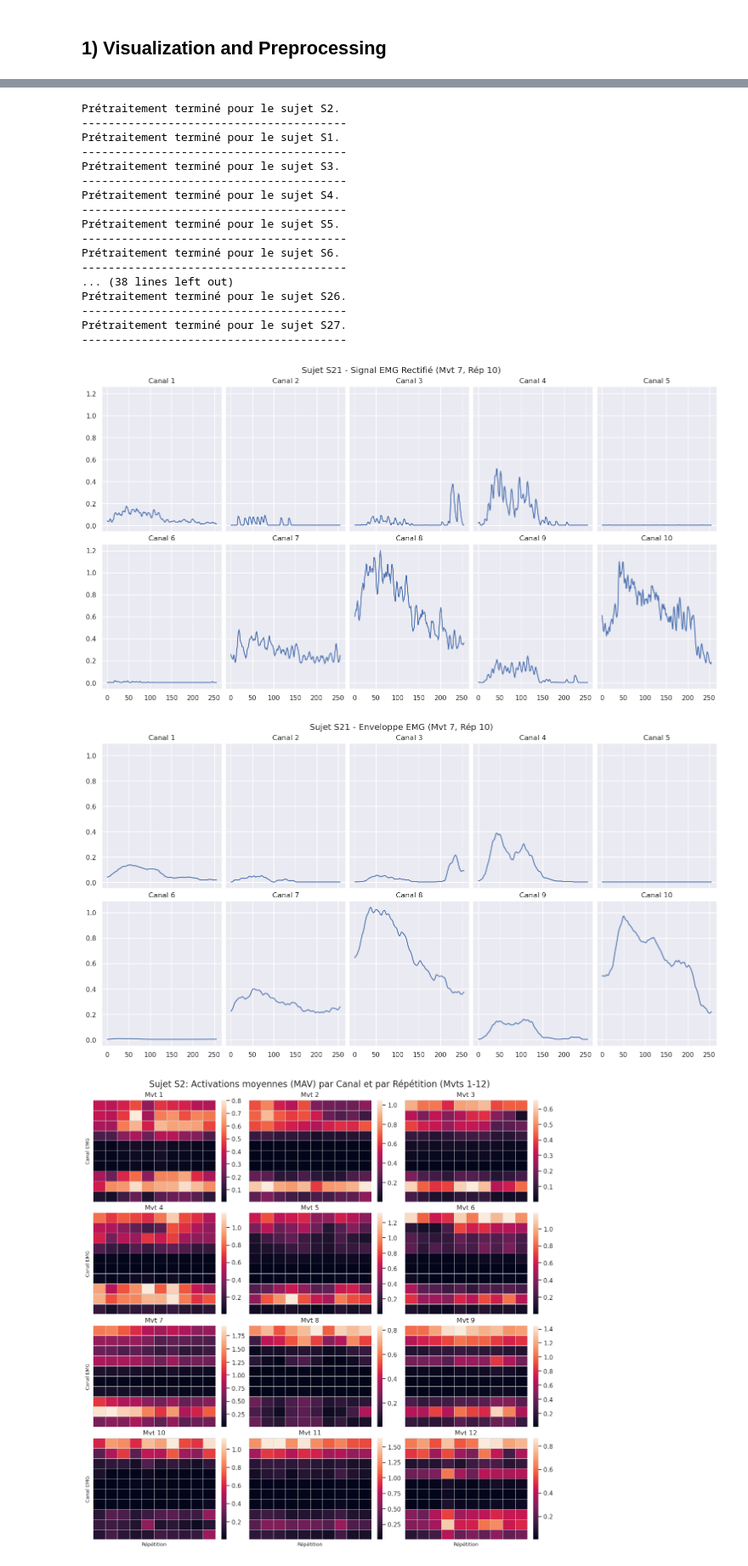
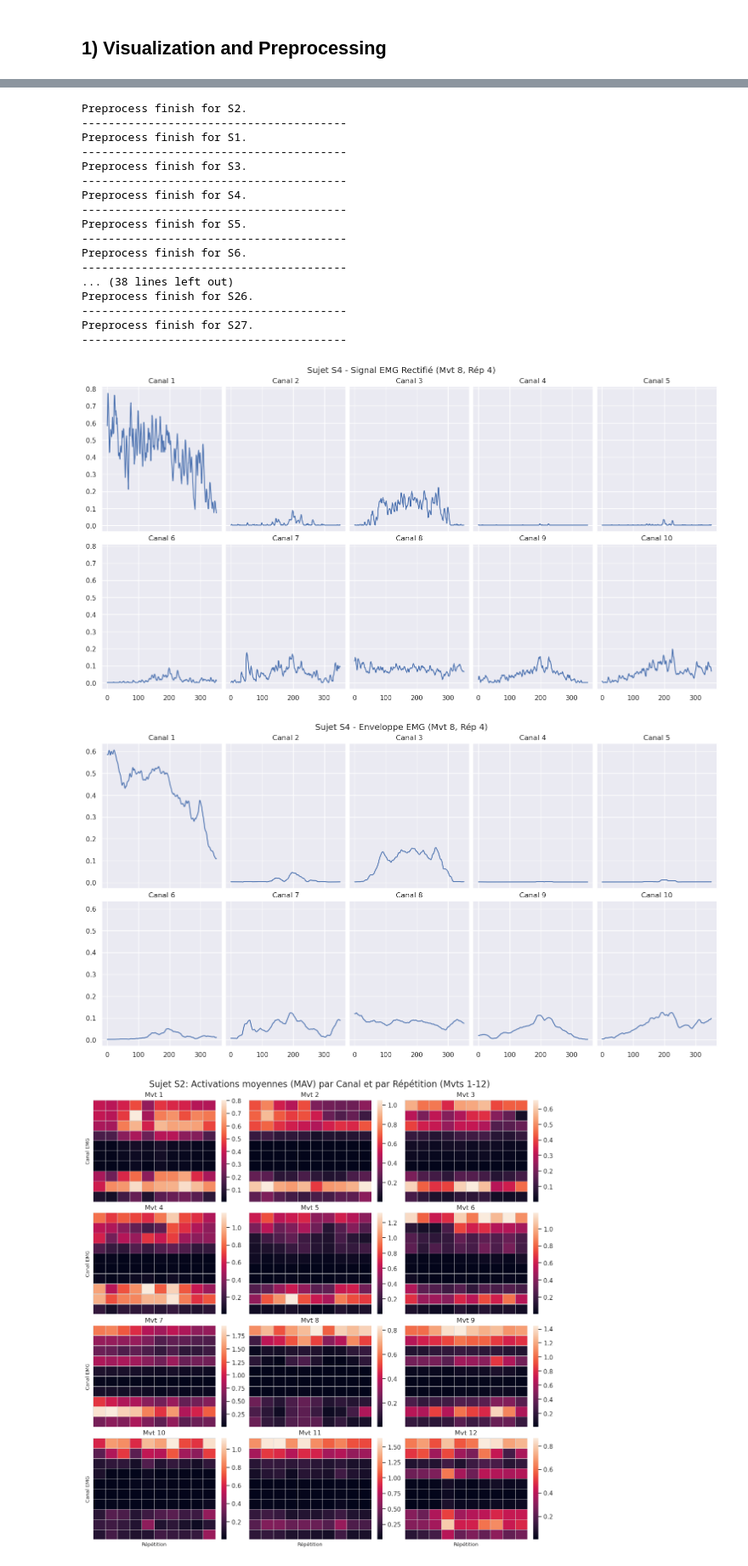
Before and after one commit to Tournedos/NSSP_project2_groupK, a Jupyter notebook: Part2.ipynb, the cells around one changed output, grey strips where cells are left out. Shown at 85% size. Drawn from its saved outputs; the diff is of its cells as text; code cells hidden in the pictures.

Commit message:
Le gros de la partie 2 est fait, je vasi ajouter surement des plots

```diff
--- a/Part2.ipynb
+++ b/Part2.ipynb
@@ -105,4 +95,10 @@ MOV_MEAN_WEIGHTS = np.ones(MOV_MEAN_LENGTH) / MOV_MEAN_LENGTH
 # %%
+N_STIMULI = 12
+N_REPETITIONS = 10
+
+MOV_MEAN_LENGTH = 25
+MOV_MEAN_WEIGHTS = np.ones(MOV_MEAN_LENGTH) / MOV_MEAN_LENGTH
+
 for subject in all_processed.keys():
 
     data = all_processed[subject]
@@ -114,94 +110,82 @@ for subject in all_processed.keys():
     emg_windows = [[None for repetition_idx in range(N_REPETITIONS)] for stimuli_idx in range(N_STIMULI)]
     emg_envelopes = [[None for repetition_idx in range(N_REPETITIONS)] for stimuli_idx in range(N_STIMULI)]
 
-    # Boucle pour extraire les fenêtres (windows) et calculer l'enveloppe (envelope)
     for stimuli_idx in range(N_STIMULI):
         for repetition_idx in range(N_REPETITIONS):
-            # L'indexation Ninapro commence à 1
             current_stimulus = stimuli_idx + 1
             current_repetition = repetition_idx + 1
 
-            # Créer le masque booléen pour isoler la fenêtre spécifique
             idx = np.logical_and(stimulus == current_stimulus, repetition == current_repetition)
 
-            # Stocker les données rectifiées (fenêtre)
             window = emg_rectified[idx, :]
 
             if window.shape[0] > 0:
                 emg_windows[stimuli_idx][repetition_idx] = window
 
-                # Calculer l'enveloppe (moyenne mobile) le long de l'axe temporel (axis=0)
                 emg_envelopes[stimuli_idx][repetition_idx] = convolve1d(
                     window,
                     MOV_MEAN_WEIGHTS,
                     axis=0
                 )
-            else:
-                # Gérer le cas où il n'y a pas de données
-                emg_windows[stimuli_idx][repetition_idx] = None
-                emg_envelopes[stimuli_idx][repetition_idx] = None
+            #else:
+                #emg_windows[stimuli_idx][repetition_idx] = None
+                #emg_envelopes[stimuli_idx][repetition_idx] = None
 
     # Stocker les résultats fenêtrés et enveloppés pour le sujet
     all_processed[subject]["emg_windows"] = emg_windows
     all_processed[subject]["emg_envelopes"] = emg_envelopes
 
-    print(f"Prétraitement terminé pour le sujet {subject}.")
+    print(f"Preprocess finish for {subject}.")
     print("-" * 40)
 # %% [output]
-Prétraitement terminé pour le sujet S2.
+Preprocess finish for S2.
 ----------------------------------------
-Prétraitement terminé pour le sujet S1.
+Preprocess finish for S1.
 ----------------------------------------
-Prétraitement terminé pour le sujet S3.
+Preprocess finish for S3.
 ----------------------------------------
-Prétraitement terminé pour le sujet S4.
+Preprocess finish for S4.
 ----------------------------------------
-Prétraitement terminé pour le sujet S5.
+Preprocess finish for S5.
 ----------------------------------------
-Prétraitement terminé pour le sujet S6.
+Preprocess finish for S6.
 ----------------------------------------
 ... (38 lines left out)
-Prétraitement terminé pour le sujet S26.
+Preprocess finish for S26.
 ----------------------------------------
-Prétraitement terminé pour le sujet S27.
+Preprocess finish for S27.
 ----------------------------------------
 # %%
-import matplotlib.pyplot as plt
-
-# Définir le sujet à visualiser
-SUBJECT_TO_PLOT = 'S21'
-# Définir le mouvement et la répétition à visualiser
-STIMULUS_INDEX_TO_PLOT = 6
-REPETITION_INDEX_TO_PLOT = 9
+SUBJECT_TO_PLOT = 'S4'
+STIMULUS_INDEX_TO_PLOT = 7
+REPETITION_INDEX_TO_PLOT = 3
 
 if SUBJECT_TO_PLOT in all_processed:
     windows_data = all_processed[SUBJECT_TO_PLOT]["emg_windows"]
     envelopes_data = all_processed[SUBJECT_TO_PLOT]["emg_envelopes"]
 
     emg_window = windows_data[STIMULUS_INDEX_TO_PLOT][REPETITION_INDEX_TO_PLOT]
     emg_envelope = envelopes_data[STIMULUS_INDEX_TO_PLOT][REPETITION_INDEX_TO_PLOT]
 
     if emg_window is not None:
         number_of_emg_channels = emg_window.shape[1]
 
-        # --- Plot des signaux Rectifiés (Windows) ---
         fig, ax = plt.subplots(2, 5, figsize=(15, 8), constrained_layout=True, sharex=True, sharey=True)
         ax = ax.ravel()
         for channel_idx in range(number_of_emg_channels):
             ax[channel_idx].plot(emg_window[:, channel_idx])
             ax[channel_idx].set_title(f"Canal {channel_idx+1}")
         plt.suptitle(f"Sujet {SUBJECT_TO_PLOT} - Signal EMG Rectifié (Mvt {STIMULUS_INDEX_TO_PLOT+1}, Rép {REPETITION_INDEX_TO_PLOT+1})")
         plt.show()
 
-        # --- Plot des Enveloppes (Moving Average) ---
         fig, ax = plt.subplots(2, 5, figsize=(15, 8), constrained_layout=True, sharex=True, sharey=True)
         ax = ax.ravel()
         for channel_idx in range(number_of_emg_channels):
             ax[channel_idx].plot(emg_envelope[:, channel_idx])
             ax[channel_idx].set_title(f"Canal {channel_idx+1}")
         plt.suptitle(f"Sujet {SUBJECT_TO_PLOT} - Enveloppe EMG (Mvt {STIMULUS_INDEX_TO_PLOT+1}, Rép {REPETITION_INDEX_TO_PLOT+1})")
         plt.show()
 # %% [output]
-[figure, old version]
+[figure, new version]
-[figure, old version]
+[figure, new version]
 # %%
```
Also changed, not shown: parts of 14 cells of this notebook.
